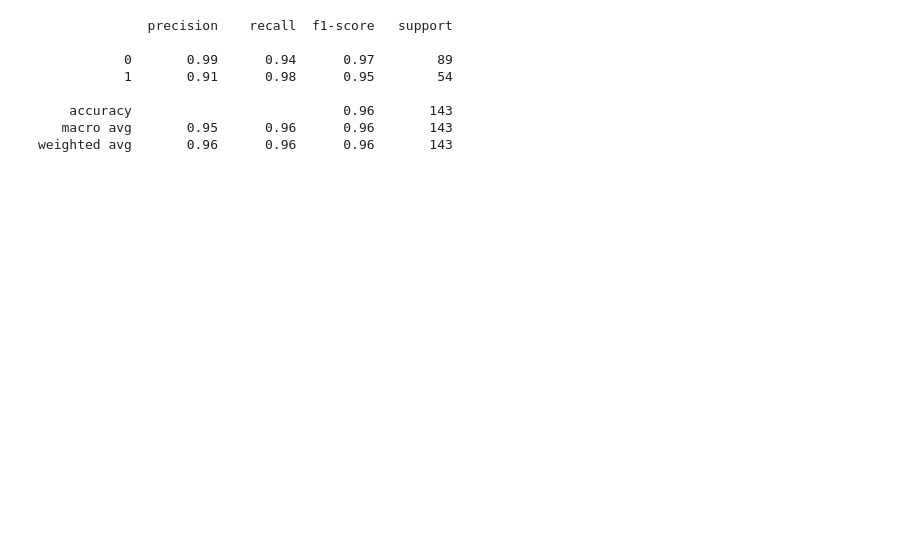
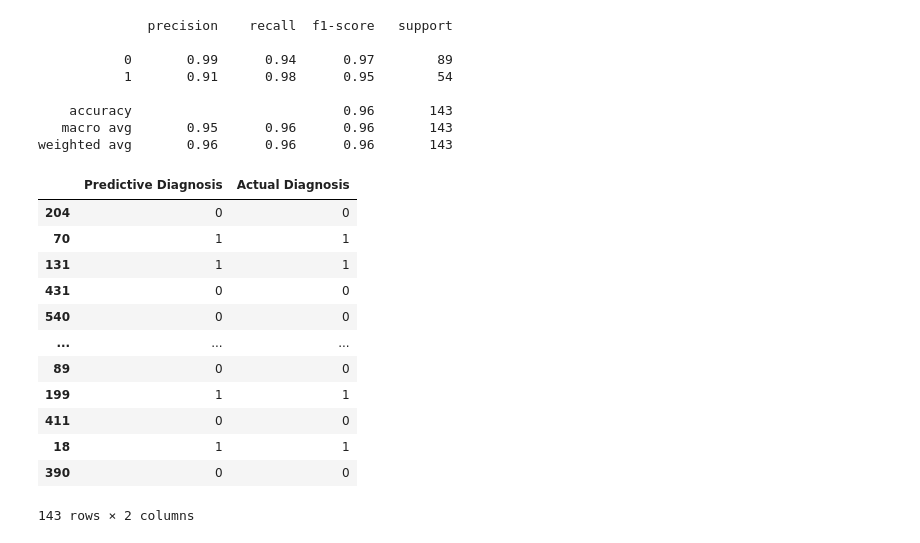
Before and after one commit to martiche93/The-Cancer-Wizards, a Jupyter notebook: Breast_Cancer/Prediction_ML_Model/SVM_Model/SVM_Model.ipynb, the cells around one changed output. Drawn from its saved outputs; the diff is of its cells as text; code cells hidden in the pictures; blank space fills up the shorter version.

```diff
--- a/Breast_Cancer/Prediction_ML_Model/SVC_Model.ipynb
+++ b/Breast_Cancer/Prediction_ML_Model/SVM_Model/SVM_Model.ipynb
@@ -213,3 +249,25 @@ print(classification_report(y_test, y_pred))
     accuracy                           0.96       143
    macro avg       0.95      0.96      0.96       143
 weighted avg       0.96      0.96      0.96       143
+# %%
+#create dataframe to compare our model's prediction performance AFTER hypertuning
+prediction_df = pd.DataFrame(
+    {
+        "Predictive Diagnosis": y_predictions,
+        "Actual Diagnosis": y_test
+    })
+prediction_df
+# %% [output]
+|  | Predictive Diagnosis | Actual Diagnosis |
+| 204 | 0 | 0 |
+| 70 | 1 | 1 |
+| 131 | 1 | 1 |
+| 431 | 0 | 0 |
+| 540 | 0 | 0 |
+| ... | ... | ... |
+| 89 | 0 | 0 |
+| 199 | 1 | 1 |
+| 411 | 0 | 0 |
+| 18 | 1 | 1 |
+| 390 | 0 | 0 |
+143 rows × 2 columns
```
Also changed, not shown: parts of 10 cells of this notebook, 28 other files.
